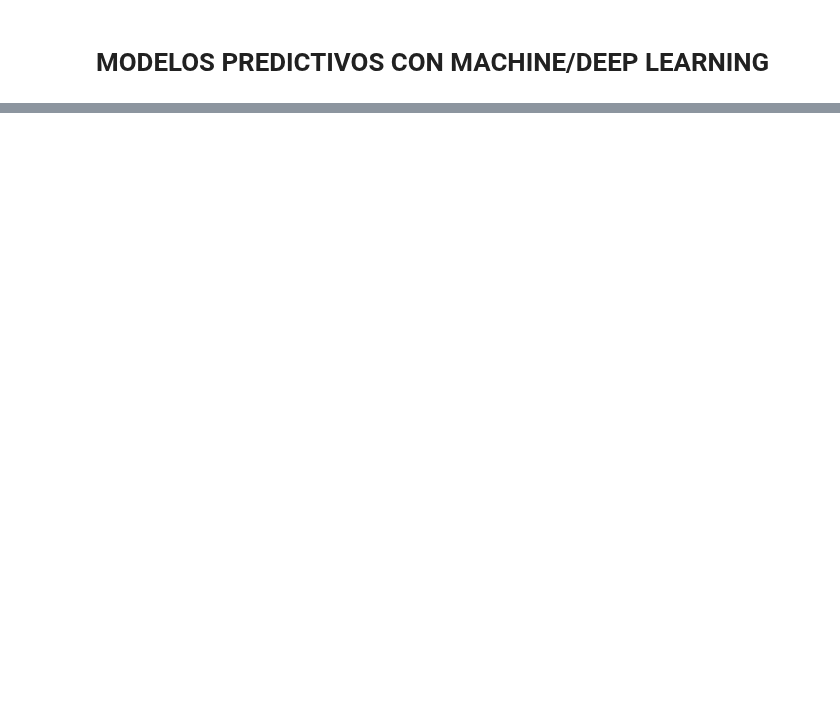
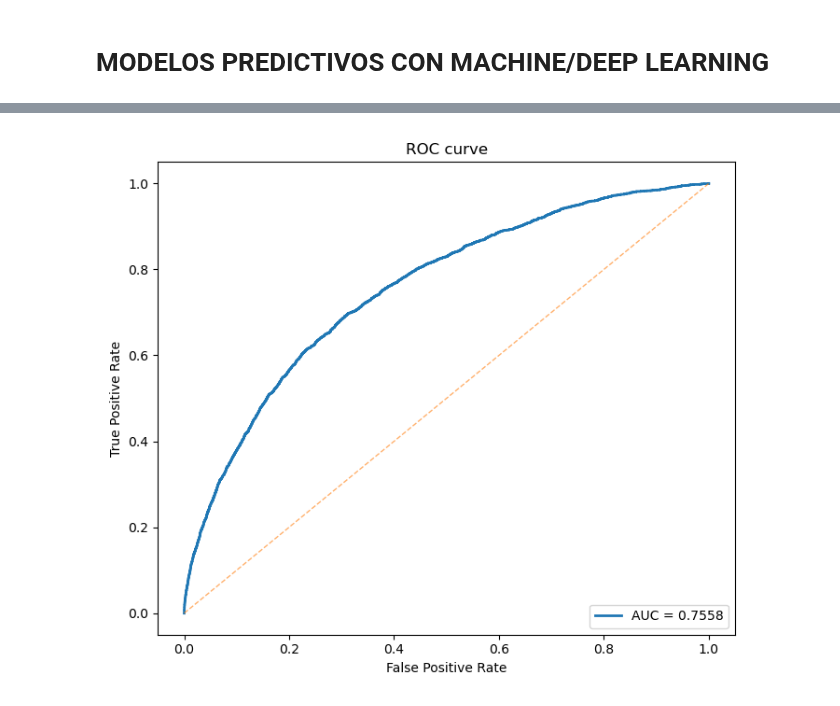
Before and after one commit to joseluis004/Big-Daddy, a Jupyter notebook: notebooks/MODELOS PREDICTIVOS.ipynb, the cells around one changed output, grey strips where cells are left out. Cells and saved outputs as stored; diff of their text form; code cells hidden in the pictures; blank space fills up the shorter version.

```diff
--- a/notebooks/MODELOS PREDICTIVOS.ipynb
+++ b/notebooks/MODELOS PREDICTIVOS.ipynb
@@ -256,0 +492,85 @@ Top 100 clientes por probabilidad (test set):
+# %%
+import os
+import joblib
+import pandas as pd
+import matplotlib.pyplot as plt
+from IPython.display import Image, display
+from sklearn.metrics import roc_auc_score, classification_report, confusion_matrix
+
+# ----------------- CONFIG -----------------
+MODEL_FILE = "xgb_pipeline_no_earlystop.joblib"
+ROC_FILE = "roc_curve.png"
+HEATMAP_FILE = "correlation_heatmap.png"
+IMP_FILE = "feature_importance.png"
+PARQUET_FILE = "/home/jovyan/work/data/curated/Master_Model_FinPlus.parquet"
+TARGET_COL = "NON_COMPLIANT_CONTRACT"
+# ------------------------------------------
+
+
+# ==========================
+# 1) Ver archivos existentes
+# ==========================
+print("📁 Archivos en el directorio actual:")
+for f in os.listdir():
+    print("  -", f)
+
+print("\n✔️ Directorio actual:", os.getcwd())
+
+
+# ==========================
+# 2) Cargar modelo
+# ==========================
+print("\n📦 Cargando modelo guardado...")
+pipeline = joblib.load(MODEL_FILE)
+print("Modelo cargado correctamente:\n", pipeline)
+
+
+# ==========================
+# 3) Cargar dataset y predecir
+# ==========================
+print("\n📄 Cargando dataset...")
+df = pd.read_parquet(PARQUET_FILE)
+y = df[TARGET_COL]
+X = df.drop(columns=[TARGET_COL])
+
+print("Dataset cargado. Shape:", df.shape)
+
+print("\n🔮 Generando predicciones...")
+y_prob = pipeline.predict_proba(X)[:, 1]
+y_pred = pipeline.predict(X)
+
+# ==========================
+# 4) Métricas
+# ==========================
+print("\n📊 Métricas del modelo:")
+print("AUC:", roc_auc_score(y, y_prob))
+print("\nClassification Report:\n", classification_report(y, y_pred))
+print("\nConfusion Matrix:\n", confusion_matrix(y, y_pred))
+
+
+# ==========================
+# 5) Mostrar imágenes guardadas
+# ==========================
+def mostrar_imagen(path, titulo):
+    if os.path.exists(path):
+        print(f"\n🖼️ {titulo}:")
+        display(Image(filename=path))
+    else:
+        print(f"⚠️ No se encontró {path}")
+
+mostrar_imagen(ROC_FILE, "Curva ROC")
+mostrar_imagen(HEATMAP_FILE, "Heatmap de correlación")
+mostrar_imagen(IMP_FILE, "Importancia de features")
+
+
+# ==========================
+# 6) Vista previa de predicciones
+# ==========================
+print("\n🔍 Vista previa de predicciones:")
+preview = pd.DataFrame({
+    "actual": y,
+    "prob": y_prob,
+    "pred": y_pred
+})
+display(preview.head(10))
+# %% [output]
@@ -256,0 +594 @@ Top 100 clientes por probabilidad (test set):
+[figure, added]
```
Also changed, not shown: parts of 4 cells of this notebook.
